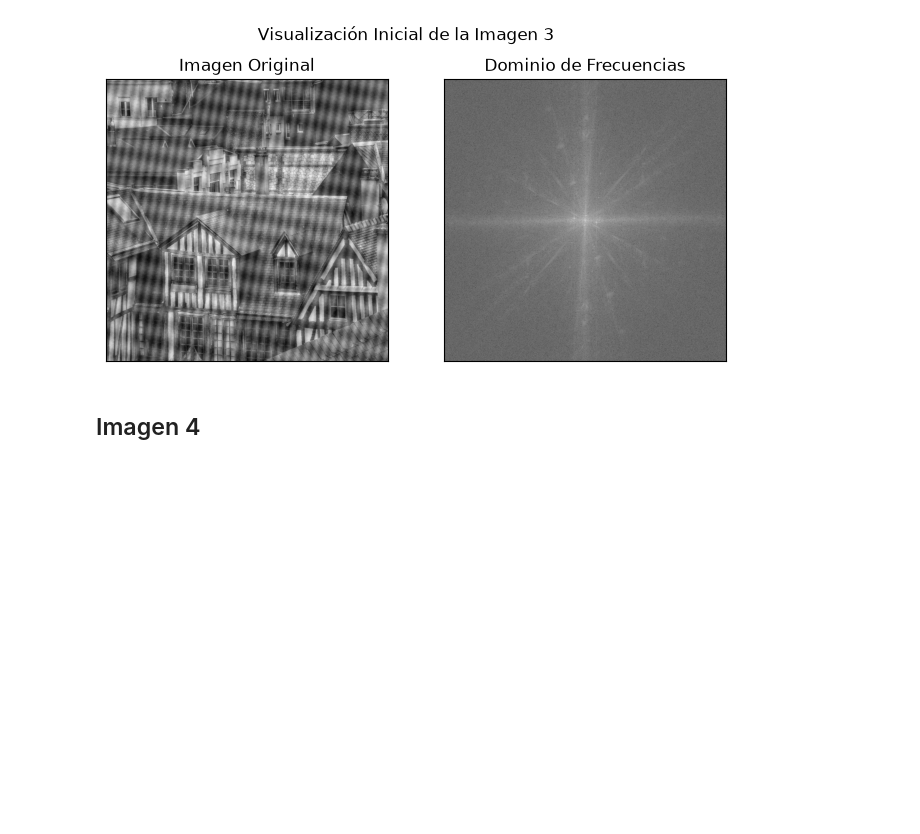
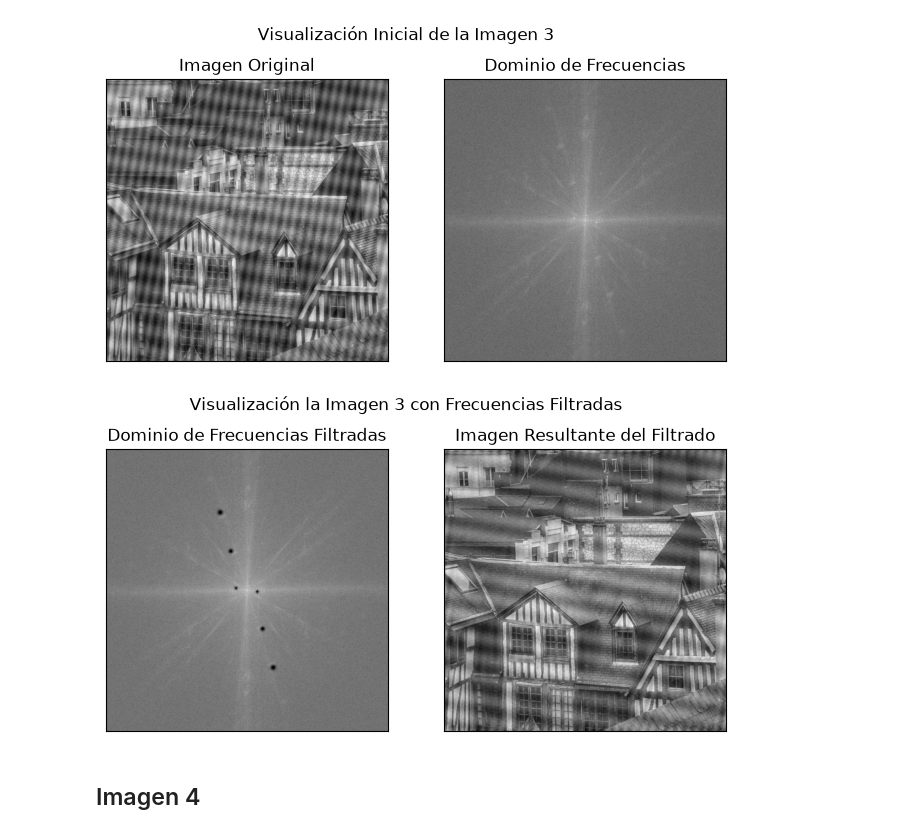
Before and after one commit to alexisuaguilaru/ProcDigImg, a Jupyter notebook: Proy04/proyecto.ipynb, the cells around one changed output. Saved outputs shown, nothing was run; the diff lists cells and outputs as text; code cells hidden in the pictures; blank space fills up the shorter version.

```diff
--- a/Proy04/proyecto.ipynb
+++ b/Proy04/proyecto.ipynb
@@ -305,6 +319,18 @@ fft_3 = ffts[idx]
 initial_description(img_3, fft_3, name_3);
 # %% [output]
 [figure]
+# %%
+fig, filtered_img_3 = apply_frequencies_filter(
+    fft_3,
+    name_3,
+    [
+        ((30, 5), 0.003, 2),
+        ((45, 110), 0.001, 2),
+        ((75, 220), 0.0005, 2),
+    ]
+);
+# %% [output]
+[figure, added]
 # %% [markdown]
 ## Imagen 4
 # %%
```
Also changed, not shown: parts of 3 cells of this notebook, 15 other files.
